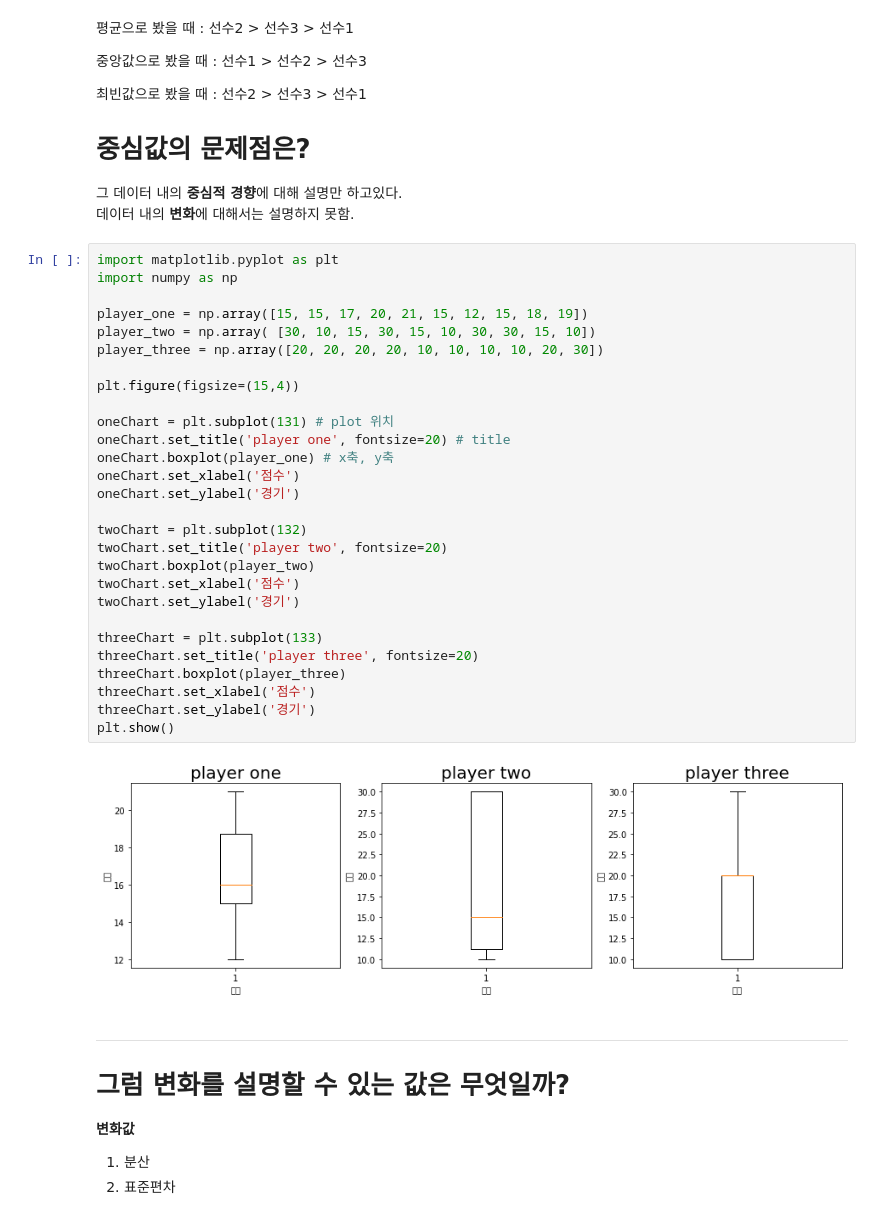
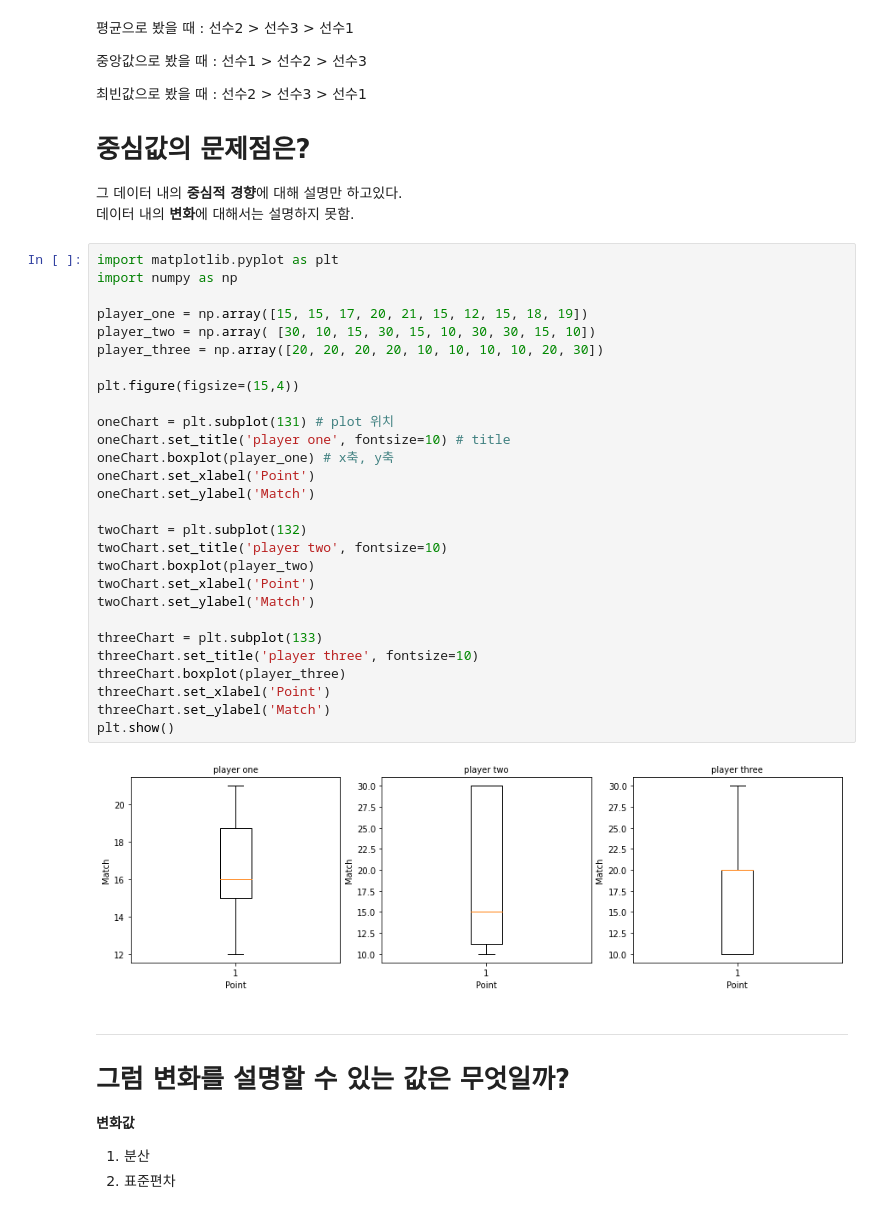
Before and after one commit to junghyeonsu/Algorithm_Application, a Jupyter notebook: DataScienceTool.ipynb, the cells around one changed output. Drawn from its saved outputs; the diff is of its cells as text.

```diff
--- a/DataScienceTool.ipynb
+++ b/DataScienceTool.ipynb
@@ -90,33 +88,33 @@
 # %%
 import matplotlib.pyplot as plt
 import numpy as np
 
 player_one = np.array([15, 15, 17, 20, 21, 15, 12, 15, 18, 19])
 player_two = np.array( [30, 10, 15, 30, 15, 10, 30, 30, 15, 10])
 player_three = np.array([20, 20, 20, 20, 10, 10, 10, 10, 20, 30])
 
 plt.figure(figsize=(15,4))
 
 oneChart = plt.subplot(131) # plot 위치
-oneChart.set_title('player one', fontsize=20) # title
+oneChart.set_title('player one', fontsize=10) # title
 oneChart.boxplot(player_one) # x축, y축
-oneChart.set_xlabel('점수')
-oneChart.set_ylabel('경기')
+oneChart.set_xlabel('Point')
+oneChart.set_ylabel('Match')
 
 twoChart = plt.subplot(132)
-twoChart.set_title('player two', fontsize=20)
+twoChart.set_title('player two', fontsize=10)
 twoChart.boxplot(player_two)
-twoChart.set_xlabel('점수')
-twoChart.set_ylabel('경기')
+twoChart.set_xlabel('Point')
+twoChart.set_ylabel('Match')
 
 threeChart = plt.subplot(133)
-threeChart.set_title('player three', fontsize=20)
+threeChart.set_title('player three', fontsize=10)
 threeChart.boxplot(player_three)
-threeChart.set_xlabel('점수')
-threeChart.set_ylabel('경기')
+threeChart.set_xlabel('Point')
+threeChart.set_ylabel('Match')
 plt.show()
 # %% [output]
-[figure, old version]
+[figure, new version]
 # %% [markdown]
 ---
 # 그럼 변화를 설명할 수 있는 값은 무엇일까?
```
Also changed, not shown: parts of 1 cell of this notebook.
